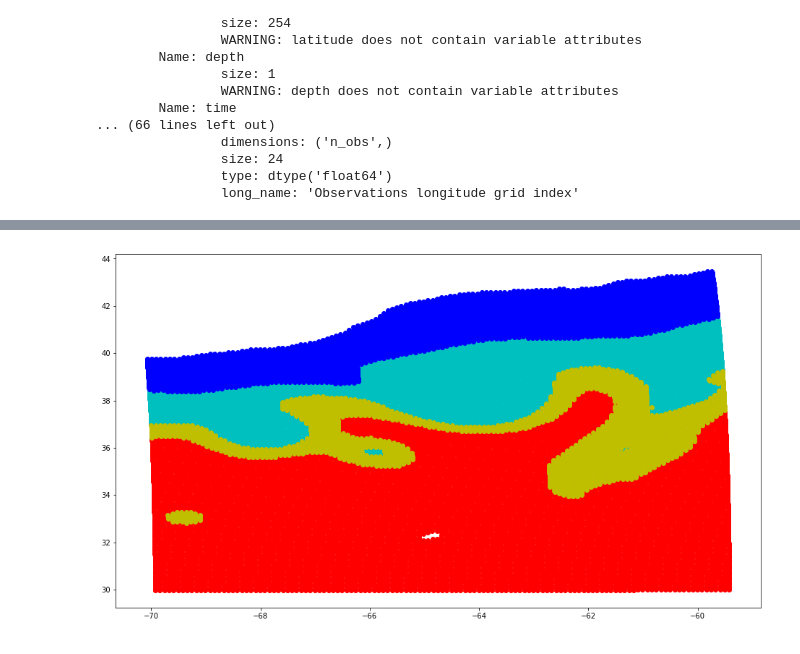
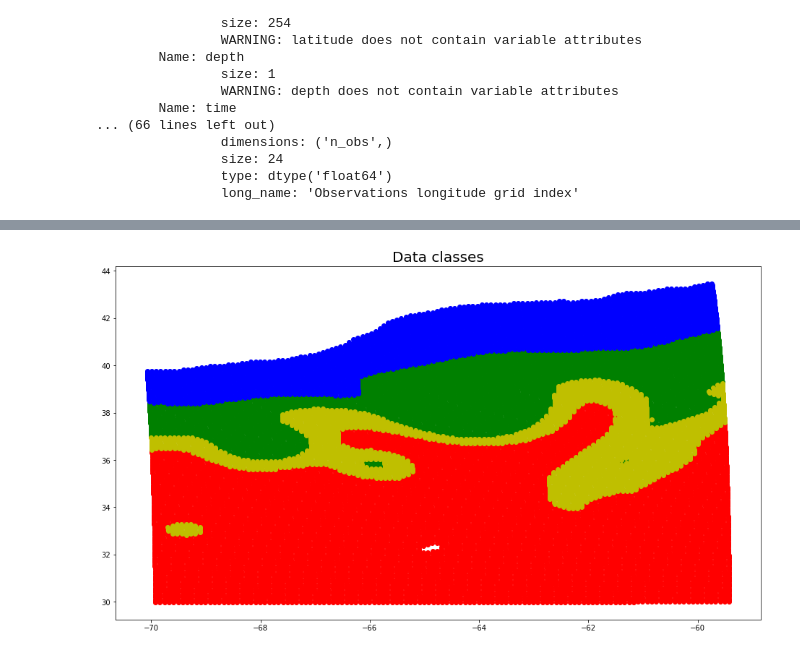
Before and after one commit to gmaze/projet-s5, a Jupyter notebook: Projet S5 Spatial Interpolation.ipynb, the cells around one changed output, grey strips where cells are left out. Saved outputs shown, nothing was run; the diff lists cells and outputs as text; code cells hidden in the pictures.

```diff
--- a/Projet S5 Spatial Interpolation.ipynb
+++ b/Projet S5 Spatial Interpolation.ipynb
@@ -102,0 +94,24 @@ posteriors = np.reshape(posteriors,(4,127,254))
+# %%
+warnings.filterwarnings('ignore')
+
+long = np.array(dataset['lon']) #Whole data longitudes
+lat = np.array(dataset['lat']) #Whole data latitudes
+
+lab = np.array(dataset['labels']) #Whole data classes
+lab = np.reshape(lab, (127,254))
+
+posteriors = dataset['posteriors'] #Whole data posteriors
+posteriors = np.reshape(posteriors,(4,127,254))
+
+obs_lon = dataset['obs_lon'] #Observations longtitudes
+obs_lat = dataset['obs_lat'] #Observations latitudes
+
+obs_ilon = np.array(dataset['obs_ilon']).astype(int) #Observations indices in "long"
+obs_ilat = np.array(dataset['obs_ilat']).astype(int) #Observations indices in "lat"
+
+
+class_obs = lab[obs_ilon,obs_ilat] #Observations classes
+
+temp = np.reshape(dataset['temperature'],(127,254)) #Whole data temperature
+
+colors = ['g','r','y','b'] #Colors used to display classes
@@ -103,10 +134,8 @@ posteriors = np.reshape(posteriors,(4,127,254))
 # %%
 pylab.rcParams['figure.figsize'] = (16.0, 9.0)
-
-colors = ['c','r','y','b']
-
+title('Data classes',fontsize=20)
 for k in range(1,5):
     ind = np.where(lab == k)
     scatter(long[ind[0],ind[1]], lat[ind[0],ind[1]], color=colors[k-1])
 # %% [output]
-[figure, old version]
+[figure, new version]
```
Also changed, not shown: parts of 15 cells of this notebook, 1 other file.
